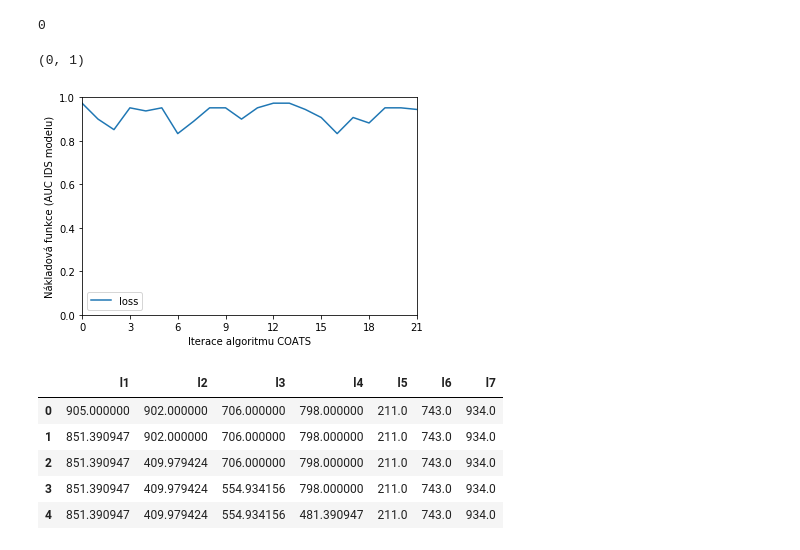
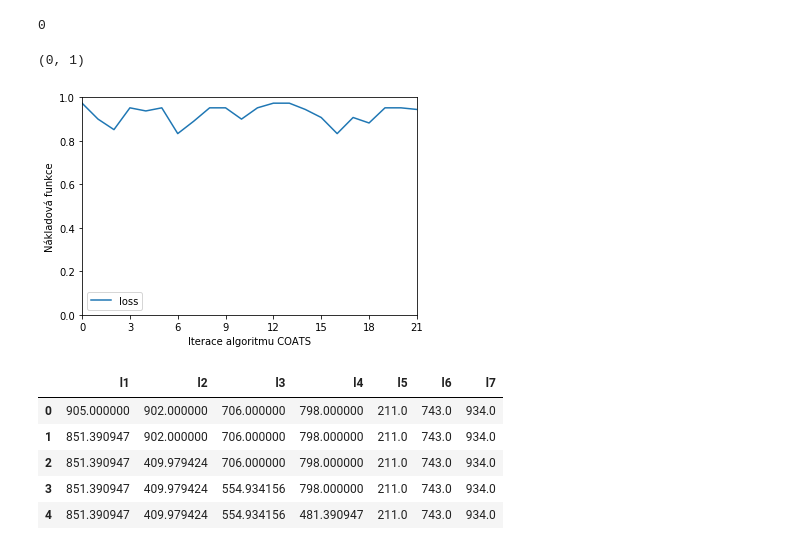
Before and after one commit to jirifilip/pyIDS, a Jupyter notebook: jupyter_notebooks/coordinate_ascent_thesis_investigation.ipynb, the cells around one changed output. Drawn from its saved outputs; the diff is of its cells as text; code cells hidden in the pictures.

```diff
--- a/jupyter_notebooks/coordinate_ascent_thesis_investigation.ipynb
+++ b/jupyter_notebooks/coordinate_ascent_thesis_investigation.ipynb
@@ -16,17 +16,17 @@ coats_df_auc_only[coats_df_auc_only["loss"] == coats_df_auc_only["loss"].max()].
 # %%
 coats_df_auc_only.plot("Unnamed: 0", "loss")
 
 max_loss = max(coats_df_auc_only["loss"])
 max_loss_iteration = coats_df_auc_only[coats_df_auc_only["loss"] == max_loss].index.values[0]
 
 plt.xlabel("Iterace algoritmu COATS")
-plt.ylabel("Nákladová funkce (AUC IDS modelu)")
+plt.ylabel("Nákladová funkce")
 plt.xticks(coats_df_auc_only.index.values)
 plt.locator_params(axis='x', nbins=10)
 plt.ylim(0, 1)
 # %% [output]
 (0, 1)
-[figure, old version]
+[figure, new version]
 # %%
 def get_dict(dict_str):
     return json.loads(dict_str.replace("'", '"'))
```
Also changed, not shown: parts of 3 cells of this notebook, 1 other file.
